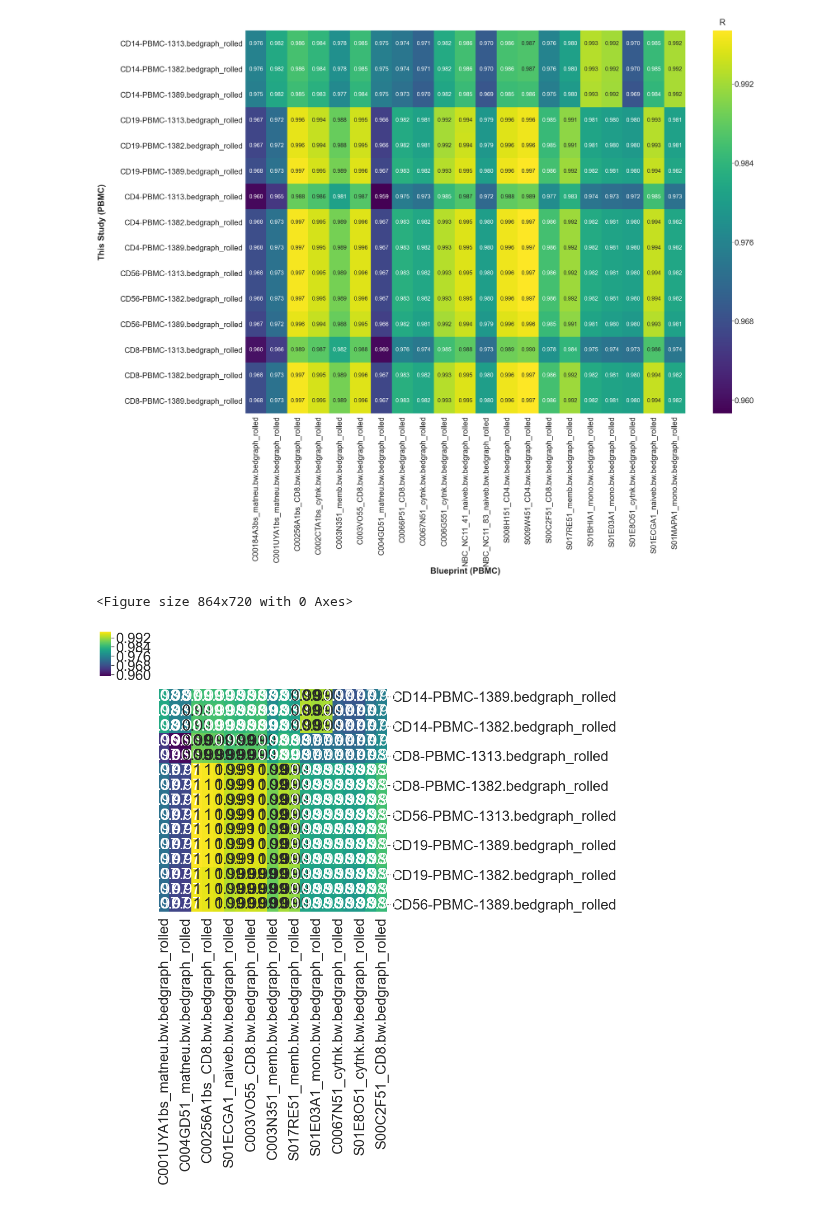
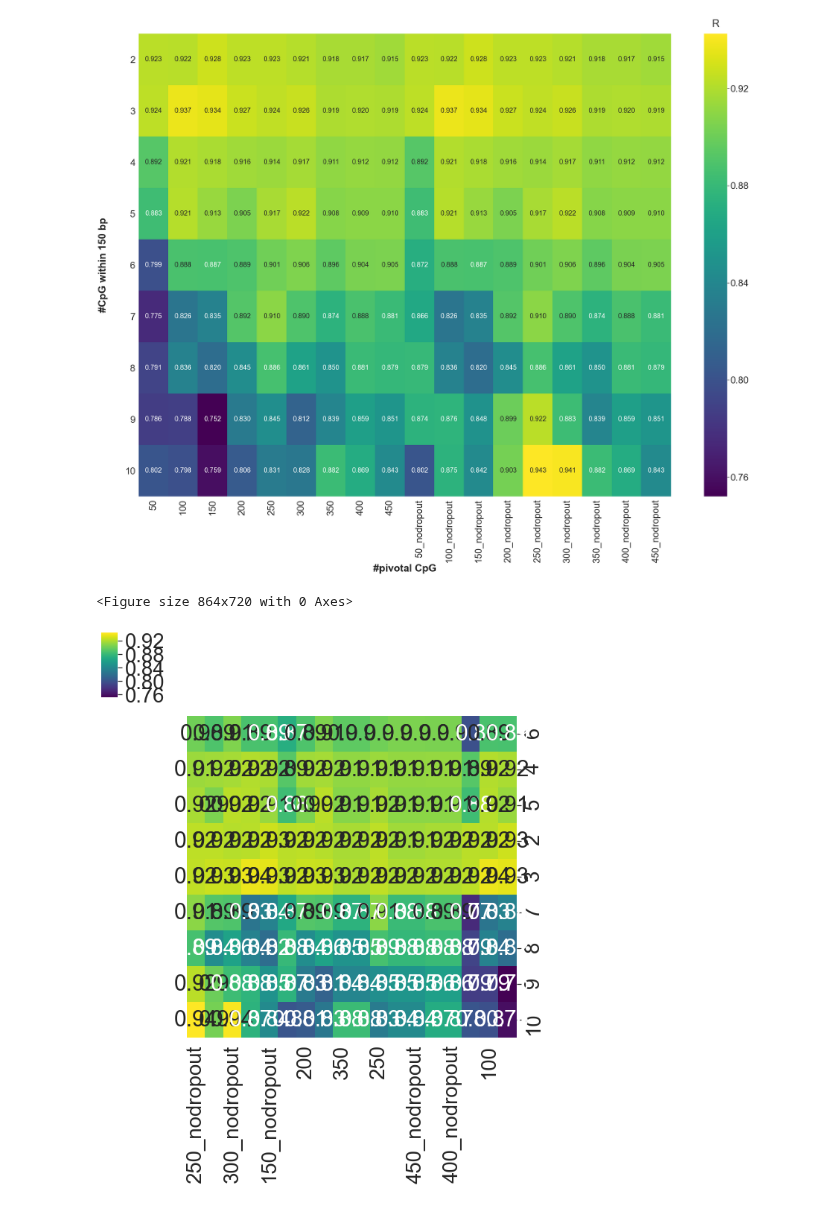
Before and after one commit to Irfanwustl/Research_code, a Jupyter notebook: visualization/heatmap/simple_heatmap.ipynb, the cells around one changed output. Saved outputs shown, nothing was run; the diff lists cells and outputs as text; code cells hidden in the pictures.

```diff
--- a/visualization/heatmap/simple_heatmap.ipynb
+++ b/visualization/heatmap/simple_heatmap.ipynb
@@ -4,7 +4,7 @@ import seaborn as sns; sns.set()
 %matplotlib inline
 import matplotlib.pyplot as plt
 # %%
-file="/Users/irffanalahi/Research/weekly/for_9_3_20/changing_value/result/downanalysis/visualization/step1/ourpbmc_usingMeanBasedRule.py_minCpG3_minval0.25_maxval0.75_sorted_all_matrix_NO_NA_mat_Ciberin_pearson.txt"
+file="/Users/irffanalahi/Research/weekly/for_10_15_20/analyse/downstream/Alldivout/corr/seperate_NA/heat/nodropoutheat.txt"
 df=pd.read_csv(file,sep="\t",index_col=0)
 trans=False
 df.head()
@@ -22,30 +21,30 @@ if trans==True:
 # %%
 #ax=sns.heatmap(df, annot=True, center=0, cmap=sns.diverging_palette(220, 20, as_cmap=True))
 #plt.pcolor(df)
 sns.set(font_scale=2.5)
 mycmap = plt.cm.viridis
 
 
 plt.rcParams['font.family']='sans-serif'
 plt.rcParams['font.sans-serif'] = ['Arial']
 mycmap.set_bad("dimgrey")
 
 plt.figure(figsize=(35,25))
 aaa=sns.heatmap(df, annot=True,cmap=mycmap,fmt=".3f",annot_kws={"size": 20})
 aaa.set_xticklabels(aaa.get_xticklabels(), rotation=90)
 aaa.set_yticklabels(aaa.get_yticklabels(), rotation=0)
 
-plt.ylabel("This Study (PBMC)",fontweight='bold',labelpad=50)
-plt.xlabel("Blueprint (PBMC)",fontweight='bold')
+plt.ylabel("#CpG within 150 bp",fontweight='bold',labelpad=50)
+plt.xlabel("#pivotal CpG",fontweight='bold')
 
 cbar = aaa.collections[0].colorbar#.set_label('# of contacts', horizontalalignment='left')
 cbar.ax.set_title('R',pad=20)
 
 heatname=file+"_heat"+".pdf"
 plt.savefig(heatname,bbox_inches = "tight")
 plt.show()
 # %% [output]
-[figure, old version]
+[figure, new version]
 # %%
 plt.figure(figsize=(12,10))
 cg=sns.clustermap(df, annot=True,cmap="viridis")
@@ -56,4 +55,4 @@ plt.savefig(clustername,bbox_inches = "tight")
 plt.show()
 # %% [output]
 <Figure size 864x720 with 0 Axes>
-[figure, old version]
+[figure, new version]
```
Also changed, not shown: parts of 1 cell of this notebook, 56 other files.
